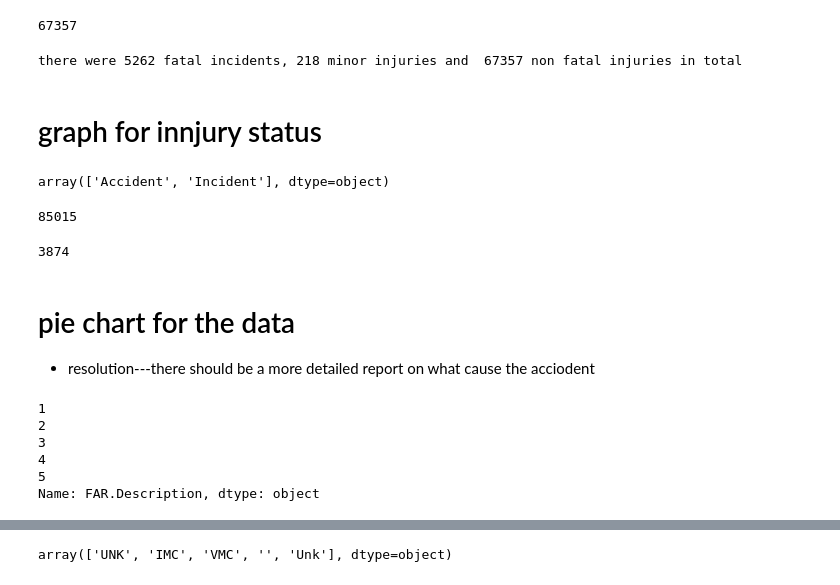
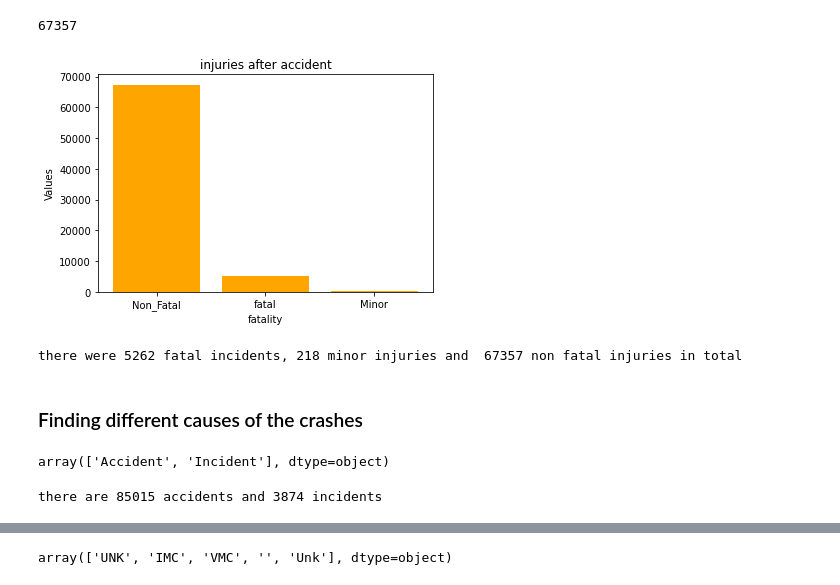
Before and after one commit to ericgiitwa/airport_cleaning, a Jupyter notebook: Aviation_Accident_Database_Project.ipynb, the cells around one changed output, grey strips where cells are left out. Saved outputs shown, nothing was run; the diff lists cells and outputs as text; code cells hidden in the pictures.

```diff
--- a/Aviation_Accident_Database_Project.ipynb
+++ b/Aviation_Accident_Database_Project.ipynb
@@ -196,4 +204,19 @@ Non_Fatal = df[df["Injury.Severity"] == "Non-Fatal"]
 len(Non_Fatal)
 # %% [output]
 67357
+# %%
+#creating a dicionary to plot the results in one graph
+fatality_dict = { 'Non_Fatal': len(Non_Fatal),'fatal': len(fatal), 'Minor': len(Minor)}
+
+# creating values for each axis
+fatality = list(fatality_dict.keys())
+values = list(fatality_dict.values())
+plt.bar(fatality, values, color='orange')
+plt.xlabel('fatality')
+plt.ylabel('Values')
+plt.title('injuries after accident')
+plt.show();
+#most of the injuries apear to be non-fatal
+# %% [output]
+[figure, added]
 # %%
@@ -200,30 +224,18 @@ len(Non_Fatal)
 print(f"there were {len(fatal)} fatal incidents, {len(Minor)} minor injuries and  {len(Non_Fatal)} non fatal injuries in total")
 # %% [output]
 there were 5262 fatal incidents, 218 minor injuries and  67357 non fatal injuries in total
-# %% [markdown]
-# graph for innjury status
+# %% [markdown]
+### Finding different causes of the crashes
 # %%
 #cause of crash
 df['Investigation.Type'].unique()
 # %% [output]
 array(['Accident', 'Incident'], dtype=object)
 # %%
-len(df[df['Investigation.Type'] == 'Accident'])
+accident = len(df[df['Investigation.Type'] == 'Accident'])
+incident = len(df[df['Investigation.Type'] == 'Incident'])
-# %% [output]
-85015
-# %%
-len(df[df['Investigation.Type'] == 'Incident'])
-# %% [output]
-3874
-# %% [markdown]
-# pie chart for the data
-* resolution---there should be a more detailed report on what cause the acciodent
-# %%
-df['FAR.Description'].head()   #CHECK ON THIS
-# %% [output]
-1
-2
-3
-4
-5
-Name: FAR.Description, dtype: object
+# %%
+#making the dataset cleaner by combining the information into a singe line
+print(f"there are {len(df[df['Investigation.Type'] == 'Accident'])} accidents and {len(df[df['Investigation.Type'] == 'Incident'])} incidents")
+# %% [output]
+there are 85015 accidents and 3874 incidents
```
Also changed, not shown: parts of 71 cells of this notebook.
